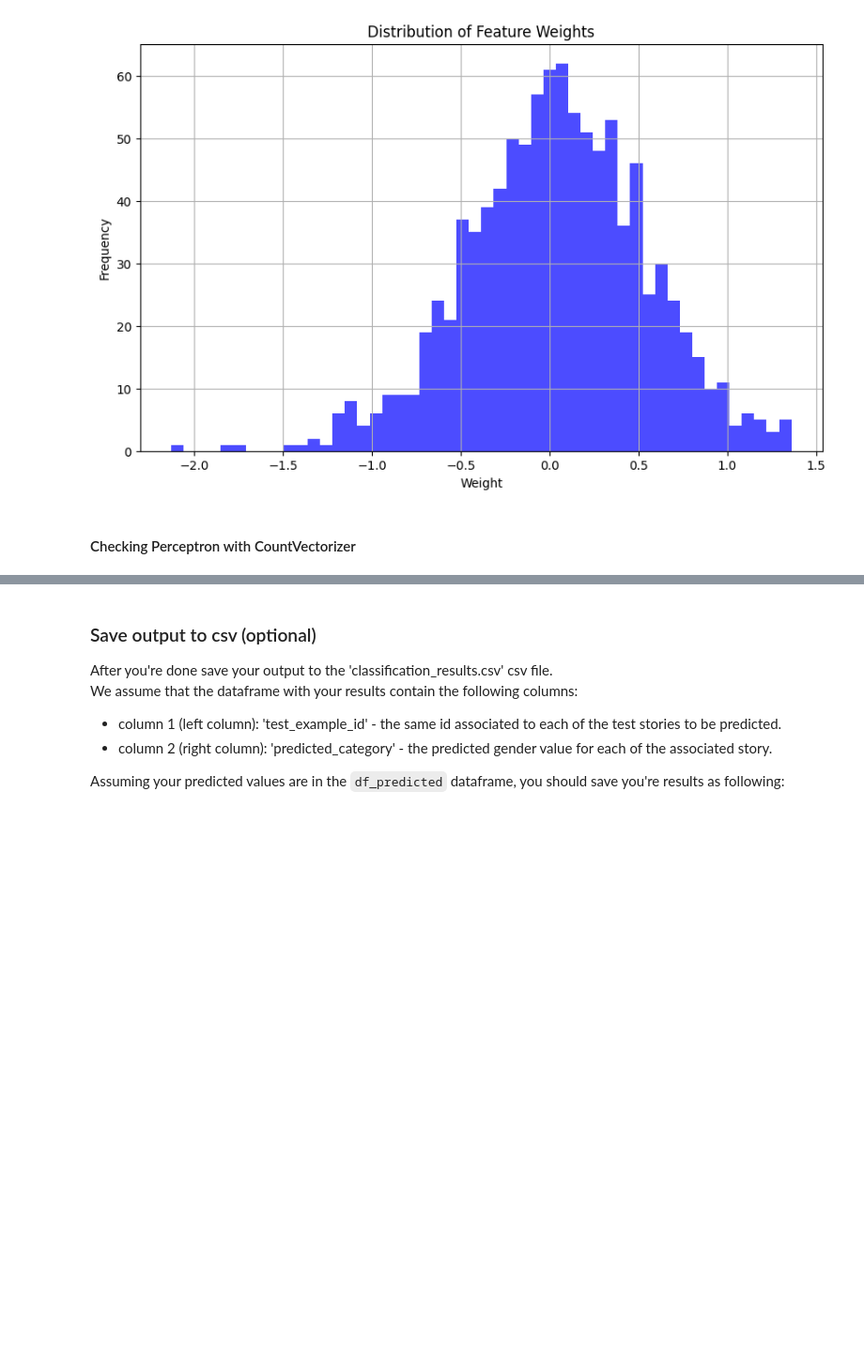
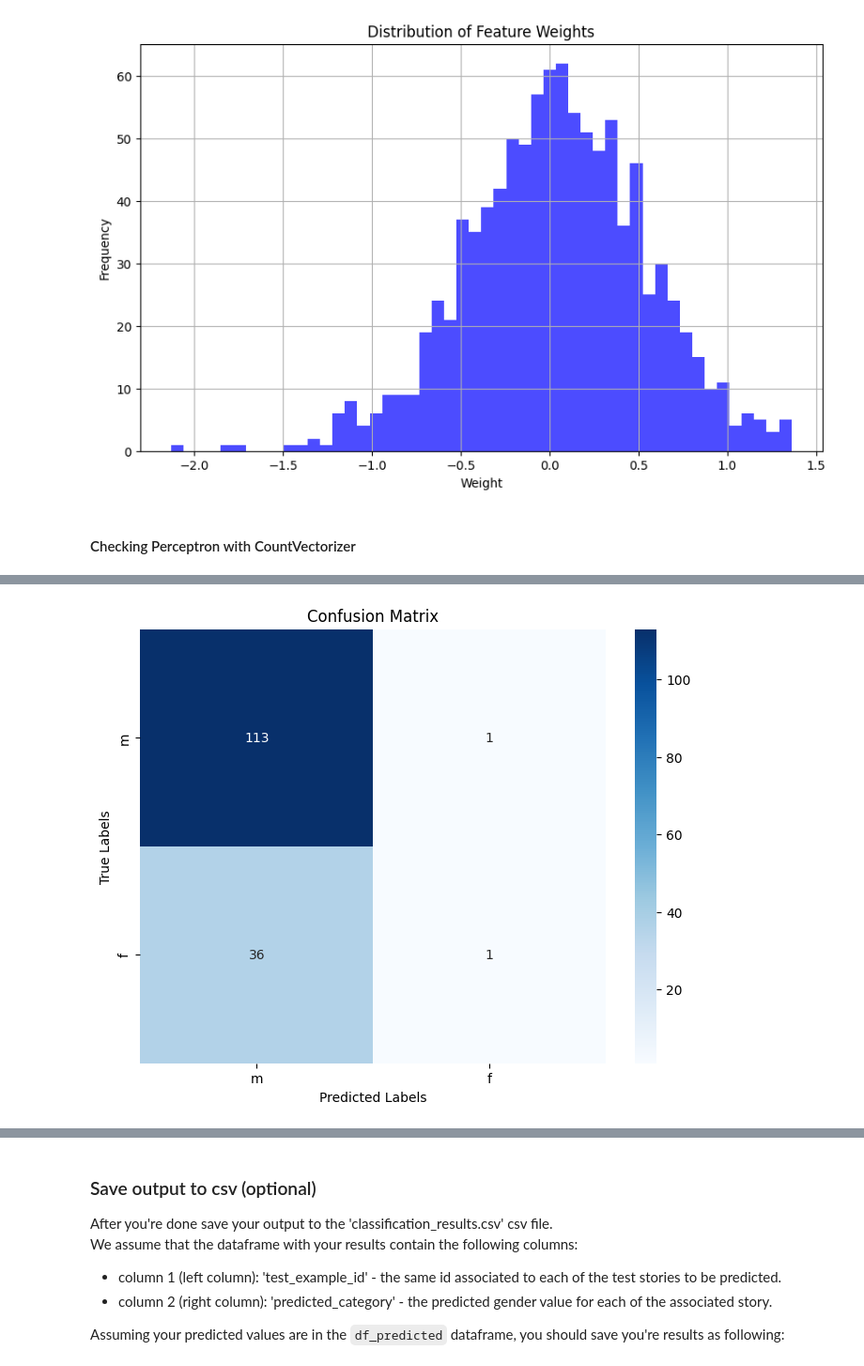
Before and after one commit to DanielShapi4a/NLP-Project, a Jupyter notebook: Assignment3-text-analysis.ipynb, the cells around one changed output, grey strips where cells are left out. Shown at 94% size. Drawn from its saved outputs; the diff is of its cells as text; code cells hidden in the pictures; blank space fills up the shorter version.

```diff
--- a/Assignment3-text-analysis.ipynb
+++ b/Assignment3-text-analysis.ipynb
@@ -472,0 +602,99 @@ Text(0.5, 1.0, 'Distribution of Feature Weights')
+# %%
+
+X_train, X_test, Y_train, Y_test = train_test_split(final_stories, df_train['gender'], test_size=0.2, random_state=42)
+
+vectorizer = TfidfVectorizer(max_features=1000)
+x_train_tfidf = vectorizer.fit_transform(X_train)
+x_test_tfidf = vectorizer.transform(X_test)
+
+
+# Train KNeighborsClassifier
+knn_model = KNeighborsClassifier(n_neighbors=3)
+knn_model.fit(X_train_vectorized, Y_train)
+knn_preds = knn_model.predict(X_test_vectorized)
+
+# Train KMeans
+kmeans_model = KMeans(n_clusters=2, random_state=0)
+kmeans_model.fit(X_train_vectorized)
+kmeans_preds = kmeans_model.predict(X_test_vectorized)
+
+# Train Perceptron
+perc_model = Perceptron()
+perc_model.fit(x_train_tfidf, Y_train)
+perc_preds = perc_model.predict(x_test_tfidf)
+
+# Train LinearSVC
+svm_model = LinearSVC()
+svm_model.fit(x_train_tfidf, Y_train)
+svm_preds = svm_model.predict(x_test_tfidf)
+
+# Train MLPClassifier
+mlp_model = MLPClassifier()
+mlp_model.fit(x_train_tfidf, Y_train)
+mlp_preds = mlp_model.predict(x_test_tfidf)
+
+# Train DecisionTreeClassifier
+dt_model = DecisionTreeClassifier()
+dt_model.fit(x_train_tfidf, Y_train)
+dt_preds = dt_model.predict(x_test_tfidf)
+
+# Apply PCA
+pca = PCA(n_components=1)
+pca.fit(x_train_tfidf.toarray())
+x_test_pca = pca.transform(x_test_tfidf.toarray())
+
+# Manually encode categorical predictions as numerical values
+label_encoder = LabelEncoder()
+knn_preds_encoded = label_encoder.fit_transform(knn_preds)
+kmeans_preds_encoded = label_encoder.fit_transform(kmeans_preds)
+perc_preds_encoded = label_encoder.fit_transform(perc_preds)
+svm_preds_encoded = label_encoder.fit_transform(svm_preds)
+mlp_preds_encoded = label_encoder.fit_transform(mlp_preds)
+dt_preds_encoded = label_encoder.fit_transform(dt_preds)
+
+# Combine predictions and PCA feature
+combined_features = np.column_stack((
+    knn_preds_encoded,
+    kmeans_preds_encoded,
+    perc_preds_encoded,
+    svm_preds_encoded,
+    mlp_preds_encoded,
+    dt_preds_encoded,
+    x_test_pca
+))
+
+# Train another ML model using the combined predictions as features
+combined_model = Perceptron()
+
+# Prepare target
+combined_target = label_encoder.fit_transform(Y_test)
+
+# Train the combined model
+combined_model.fit(combined_features, combined_target)
+
+# Make predictions using the combined model
+combined_preds_encoded = combined_model.predict(combined_features)
+
+# Decode the predictions back to original class labels
+combined_preds = label_encoder.inverse_transform(combined_preds_encoded)
+
+# Calculate F1-score for the combined approach
+f1_combined = f1_score(Y_test, combined_preds, average='weighted')
+
+#print(f"F1-score for Combined Approach: {f1_combined:.4f}")
+
+f1_male = f1_score(Y_test, combined_preds, pos_label='m', average='binary')
+
+# Calculate F1-score for females
+f1_female = f1_score(Y_test, combined_preds, pos_label='f', average='binary')
+
+# Calculate average F1-score
+avg_f1 = (f1_male + f1_female) / 2
+
+print(f"F1-score for Male Writers: {f1_male:.4f}")
+print(f"F1-score for Female Writers: {f1_female:.4f}")
+print(f"Average F1-score: {avg_f1:.4f}")
+
+#plot_confusion_matrix(Y_test, combined_preds, title='Combined Confusion Matrix')
+plot_confusion_matrix(Y_test, combined_preds, labels=['m', 'f'])
+# %% [output]
@@ -472,0 +712 @@ Text(0.5, 1.0, 'Distribution of Feature Weights')
+[figure, added]
```
Also changed, not shown: parts of 13 cells of this notebook.
